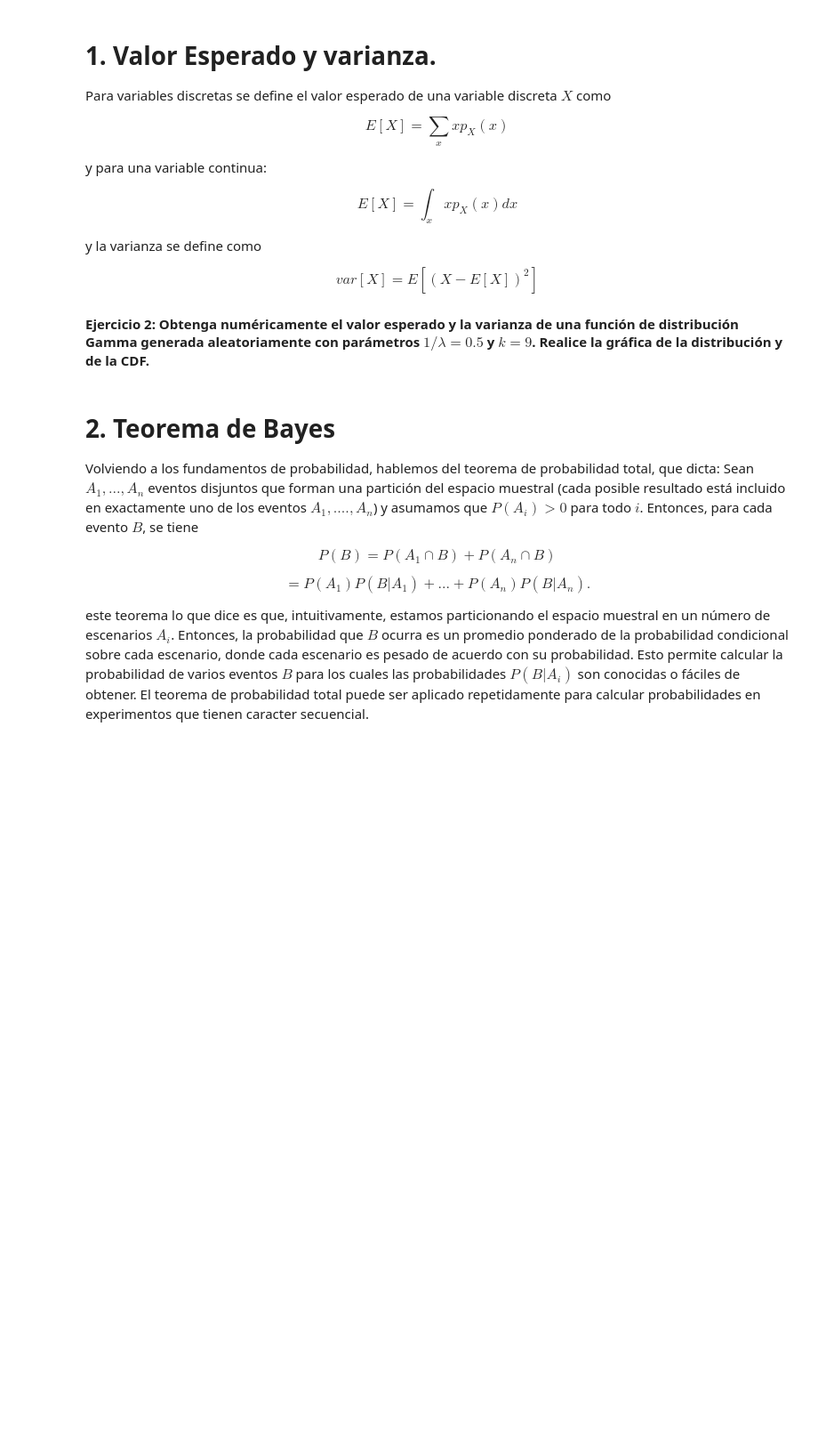
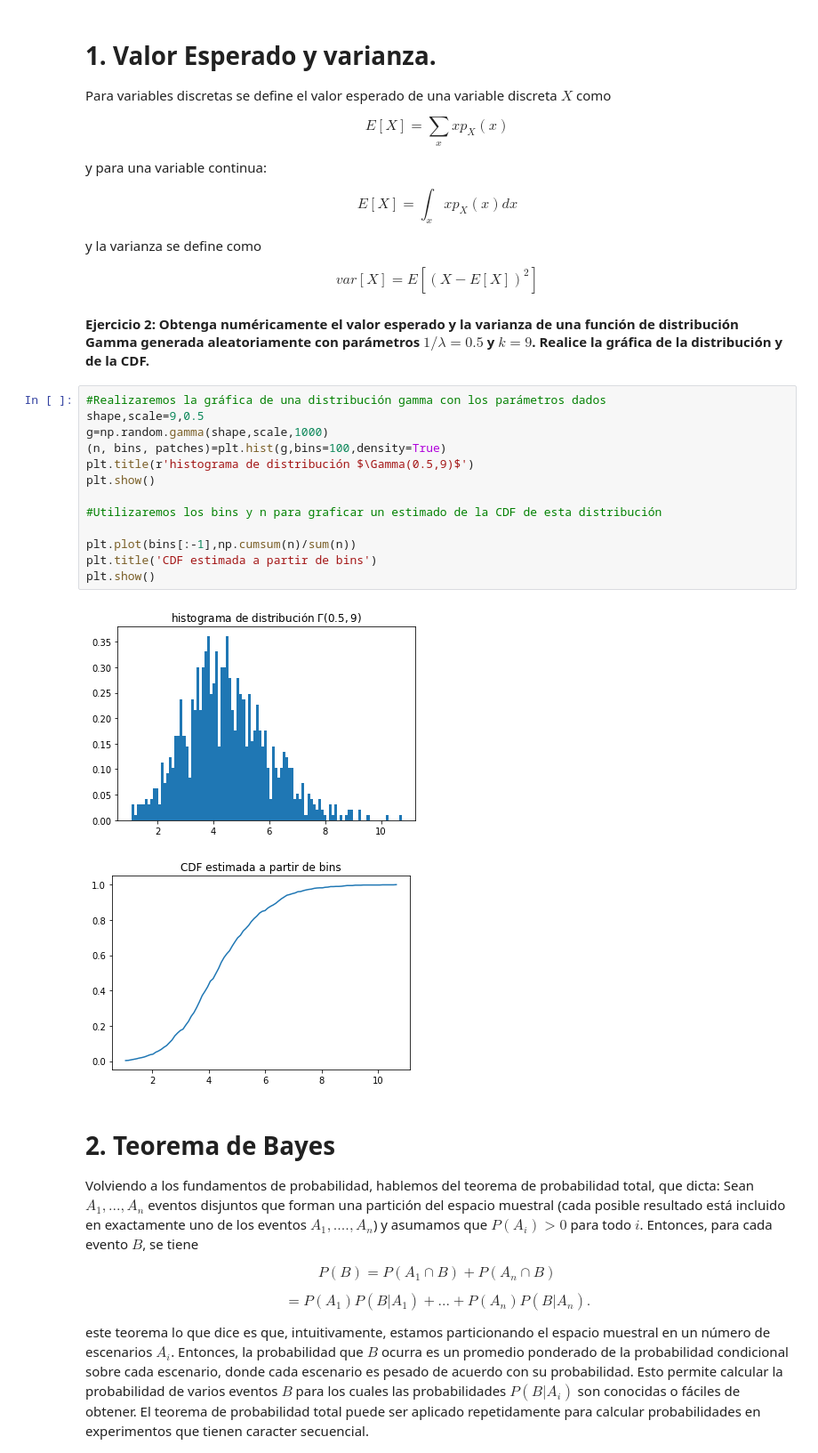
Before and after one commit to Cpicon/DataSciencePythonCourse, a Jupyter notebook: 7Estadistica/3_ProbabilidadI.ipynb, the cells around one changed output. Shown: that part at 89% size. Saved outputs shown, nothing was run; the diff lists cells and outputs as text; blank space fills up the shorter version.

```diff
--- a/7Estadistica/3_ProbabilidadI.ipynb
+++ b/7Estadistica/3_ProbabilidadI.ipynb
@@ -53,6 +99,22 @@ var[X] = E[(X-E[X])^2]
 \end{equation}
 
 #### Ejercicio 2: Obtenga numéricamente el valor esperado y la varianza de una función de distribución Gamma generada aleatoriamente con parámetros $1/\lambda=0.5$ y $k=9$. Realice la gráfica de la distribución y de la CDF.
+# %%
+#Realizaremos la gráfica de una distribución gamma con los parámetros dados
+shape,scale=9,0.5
+g=np.random.gamma(shape,scale,1000)
+(n, bins, patches)=plt.hist(g,bins=100,density=True)
+plt.title(r'histograma de distribución $\Gamma(0.5,9)$')
+plt.show()
+
+#Utilizaremos los bins y n para graficar un estimado de la CDF de esta distribución
+
+plt.plot(bins[:-1],np.cumsum(n)/sum(n))
+plt.title('CDF estimada a partir de bins')
+plt.show()
+# %% [output]
+[figure, added]
+[figure, added]
 # %% [markdown]
 # 2. Teorema de Bayes
 
```
Also changed, not shown: parts of 5 cells of this notebook.
